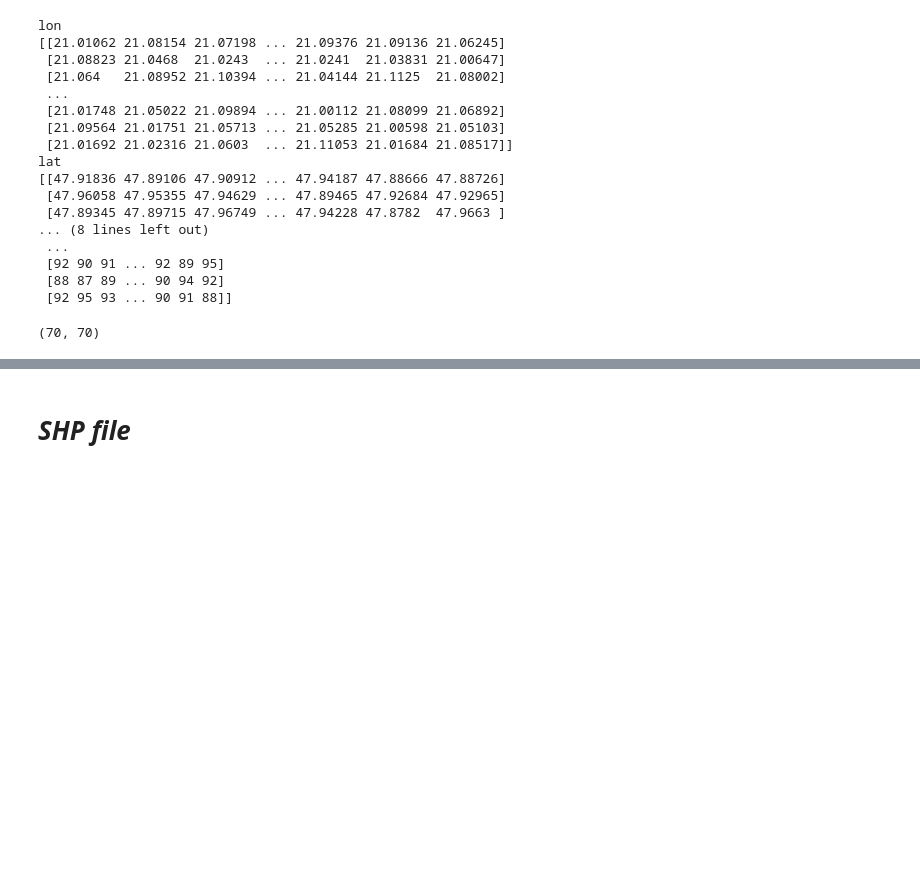
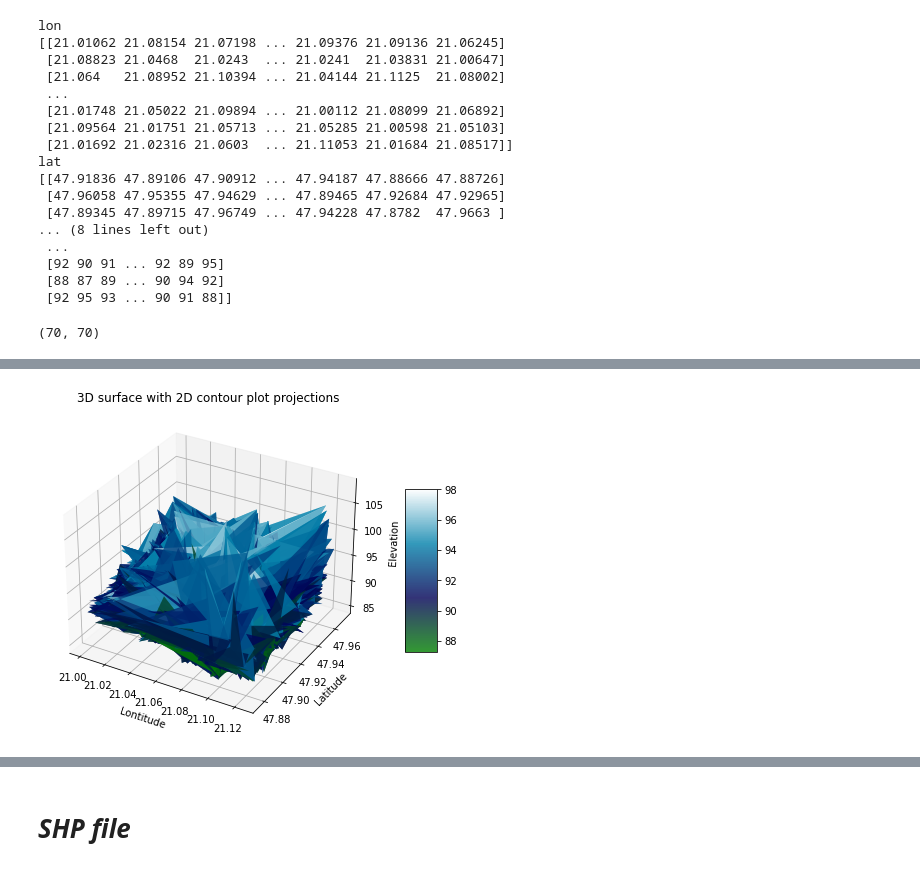
Before and after one commit to DommiiUdomp/MAP-Hungary, a Jupyter notebook: tryDEM.ipynb, the cells around one changed output, grey strips where cells are left out. Saved outputs shown, nothing was run; the diff lists cells and outputs as text; code cells hidden in the pictures; blank space fills up the shorter version.

```diff
--- a/tryDEM.ipynb
+++ b/tryDEM.ipynb
@@ -160,7 +144,7 @@ array([[1, 2],
 # %%
-lon = pd.Series(dff_elv['lon'].loc[:4899])
+lon = pd.Series(df_elv['lon'].loc[:4899])
 lon = lon.values.reshape((70, 70))
-lat = pd.Series(dff_elv['lat'].loc[:4899])
+lat = pd.Series(df_elv['lat'].loc[:4899])
 lat = lat.values.reshape((70, 70))
-elevation = pd.Series(dff_elv['elevation'].loc[:4899])
+elevation = pd.Series(df_elv['elevation'].loc[:4899])
 elevation = elevation.values.reshape((70, 70))
@@ -258,0 +244,19 @@ plt.show()
+# %%
+fig = plt.figure(figsize=(12,6))
+ax = fig.add_subplot(111, projection='3d')
+
+
+surf = ax.plot_surface(lon,lat,elevation, rstride=1, cstride=1, alpha=0.8, cmap=plt.cm.ocean, edgecolor='none')
+
+fig.colorbar(surf, ax=ax, shrink=0.5, aspect=5)
+
+ax.set_xlabel('Lontitude')
+ax.set_ylabel('Latitude')
+ax.set_zlabel('Elevation')
+ax.set_zlim(np.min(elevation), np.max(elevation))
+ax.set_title('3D surface with 2D contour plot projections')
+
+
+plt.show()
+# %% [output]
+[figure, added]
```
Also changed, not shown: parts of 30 cells of this notebook.
